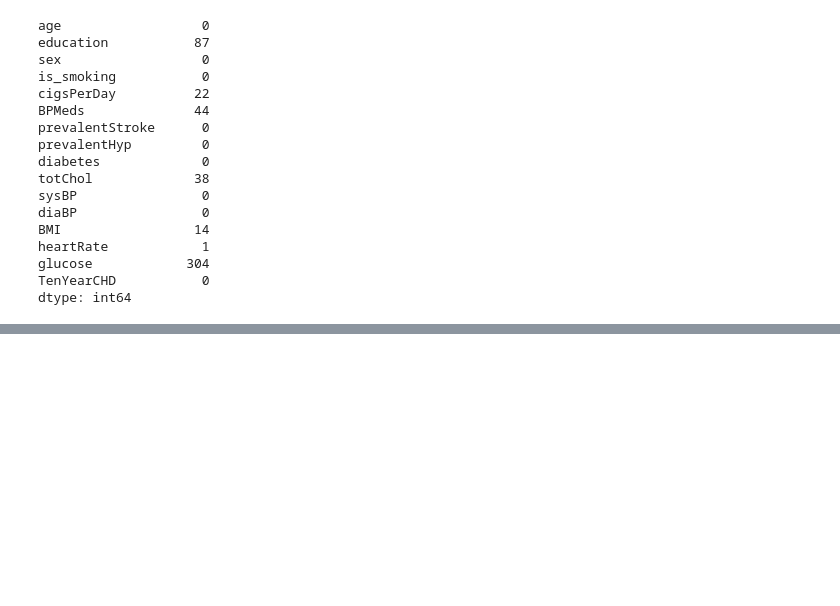
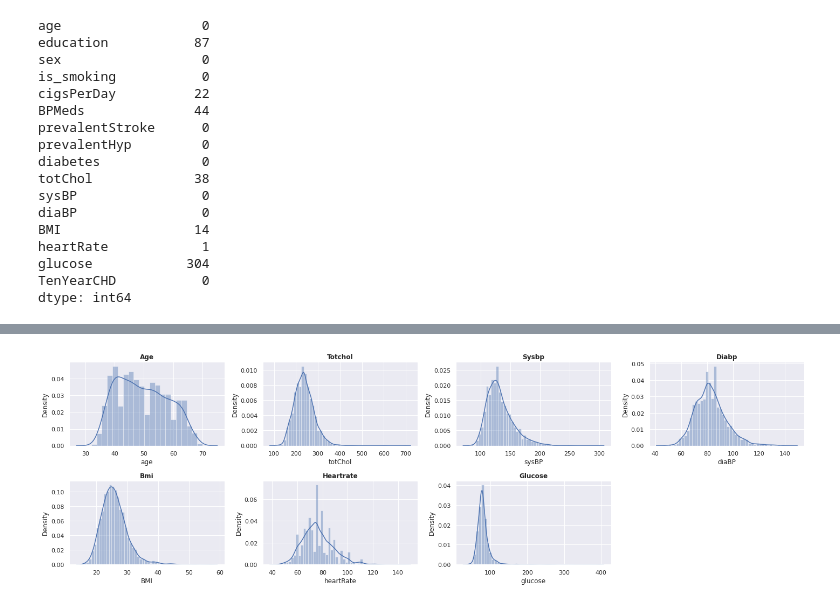
Before and after one commit to bharath967/Cardiovascular-Risk-Prediction, a Jupyter notebook: Cardiovascular_project.ipynb, the cells around one changed output, grey strips where cells are left out. Saved outputs shown, nothing was run; the diff lists cells and outputs as text; code cells hidden in the pictures; blank space fills up the shorter version.

```diff
--- a/Cardiovascular_project.ipynb
+++ b/Cardiovascular_project.ipynb
@@ -184,0 +261,4 @@ dtype: int64
+# %%
+# Replacing null values with the median
+for col in ['glucose','education','BPMeds','totChol','cigsPerDay','BMI','heartRate']:
+  data[col] = data[col].fillna(data[col].median())
@@ -184,0 +287,5 @@ dtype: int64
+# %%
+#defining numeric and categorical column to treat null values based on that
+categorical_columns = ['education','cigsPerDay','sex','is_smoking','BPMeds','prevalentStroke','prevalentHyp','diabetes','TenYearCHD']
+numerical_columns = ['age','totChol','sysBP','diaBP','BMI','heartRate','glucose']
+dependent_var = ['ten_year_chd']
@@ -184,0 +319,10 @@ dtype: int64
+# %%
+# Visualizing the distributions.
+plt.figure(figsize=(20,15))
+for n,column in enumerate(numerical_columns):
+  plt.subplot(5, 4, n+1)
+  sns.distplot(data[column])
+  plt.title(f'{column.title()}',weight='bold')
+  plt.tight_layout()
+# %% [output]
+[figure, added]
```
Also changed, not shown: parts of 13 cells of this notebook.
